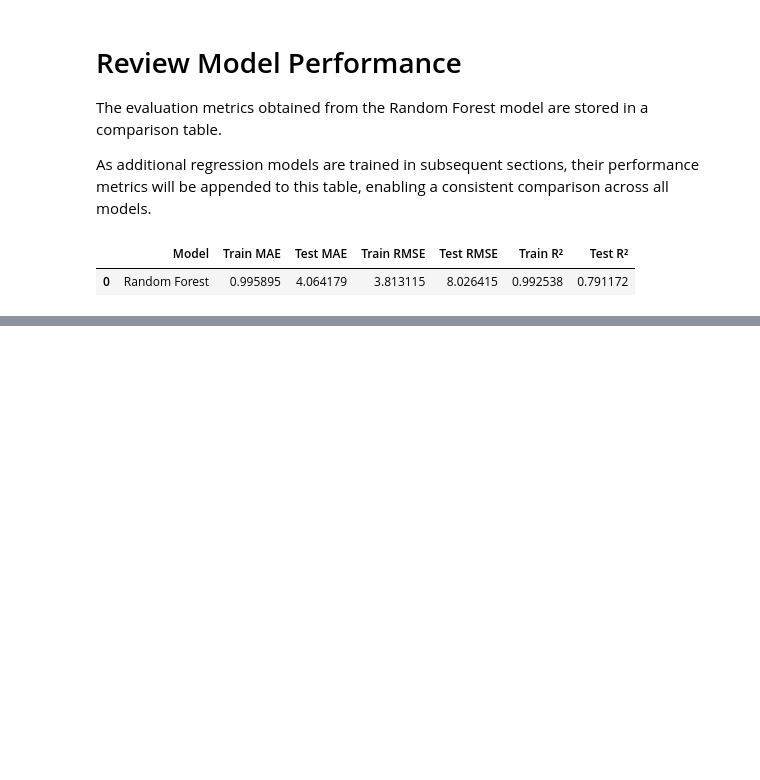
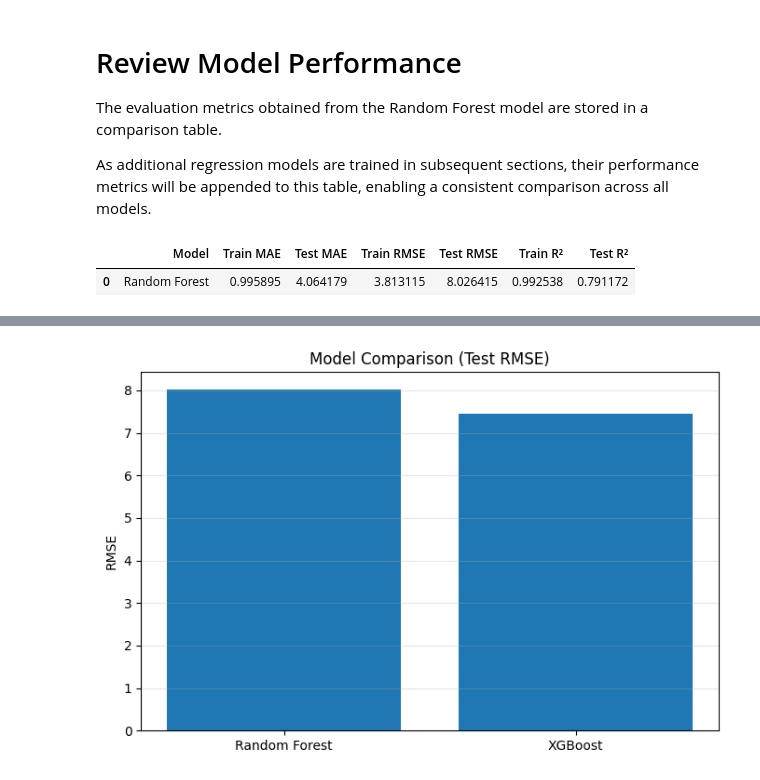
Before and after one commit to Koushik23R/groundwater-ai, a Jupyter notebook: notebooks/06_model_training_comparison.ipynb, the cells around one changed output, grey strips where cells are left out. Drawn from its saved outputs; the diff is of its cells as text; code cells hidden in the pictures; blank space fills up the shorter version.

```diff
--- a/notebooks/06_model_training_comparison.ipynb
+++ b/notebooks/06_model_training_comparison.ipynb
@@ -391,0 +508,7 @@ results_df
+# %%
+results_df = pd.DataFrame(model_results)
+
+results_df.sort_values(
+    by="Test RMSE",
+    ascending=True
+).reset_index(drop=True)
@@ -391,0 +525,15 @@ results_df
+# %%
+plt.figure(figsize=(8,5))
+
+plt.bar(
+    results_df["Model"],
+    results_df["Test RMSE"]
+)
+
+plt.title("Model Comparison (Test RMSE)")
+plt.ylabel("RMSE")
+plt.grid(axis="y", alpha=0.3)
+
+plt.show()
+# %% [output]
+[figure, added]
```
Also changed, not shown: parts of 9 cells of this notebook.
